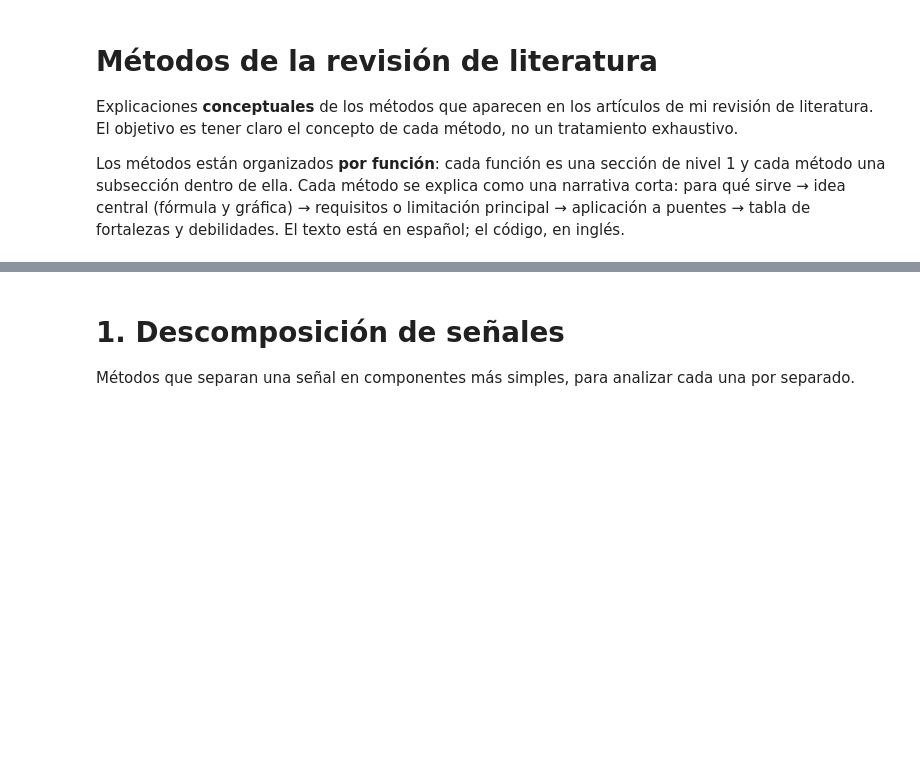
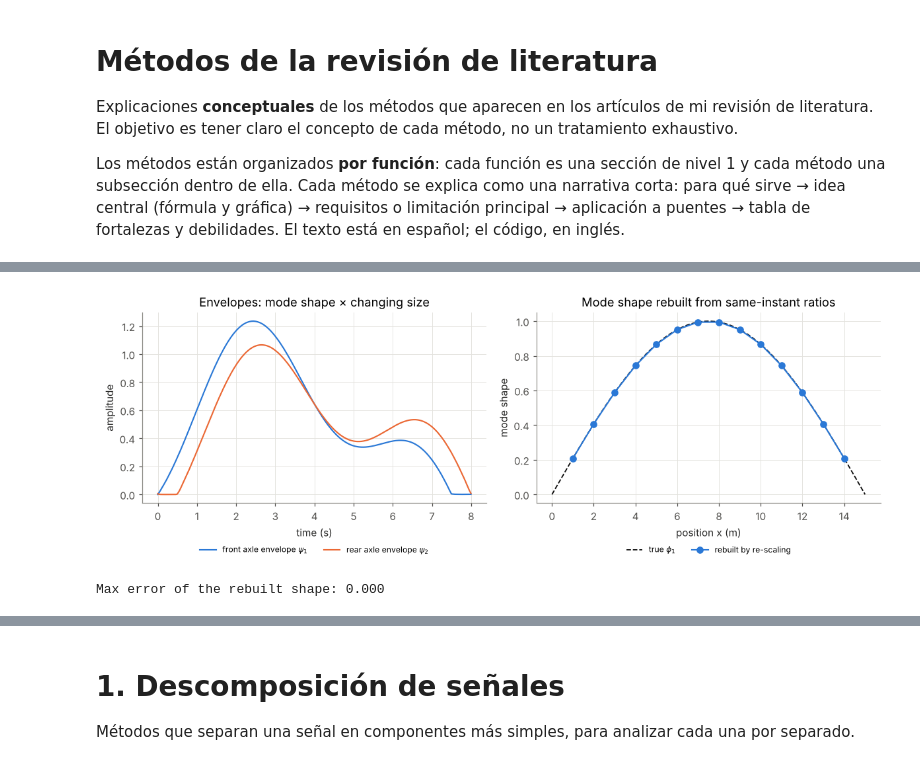
Before and after one commit to 25adiaz-apps/assignment-3-machine-learning, a Jupyter notebook: literature-review/metodos/metodos.ipynb, the cells around one changed output, grey strips where cells are left out. Cells and saved outputs as stored; diff of their text form; code cells hidden in the pictures; blank space fills up the shorter version.

```diff
--- a/literature-review/metodos/metodos.ipynb
+++ b/literature-review/metodos/metodos.ipynb
@@ -52,0 +144,54 @@ phi_2 = np.sin(2 * np.pi * position / L_SPAN)  # mode 2 shape
+# %%
+AXLE_SPACING = 1.0                                  # distance between axles (m)
+t_axles = np.arange(0, (L_SPAN + AXLE_SPACING) / V_SPEED, 1 / FS)
+x_front = V_SPEED * t_axles                         # front axle position (m)
+x_rear = x_front - AXLE_SPACING                     # rear axle position (m)
+
+# Modal coordinate with a size that changes in time (unknown to the method)
+size = 1 + 0.6 * np.sin(2 * np.pi * 0.15 * t_axles)
+q_axles = size * np.cos(2 * np.pi * F1 * t_axles)
+
+
+def axle_signal(x_axle):
+    # Response seen by an axle: phi(x_axle) * q(t), zero when off the bridge
+    on_bridge = (x_axle >= 0) & (x_axle <= L_SPAN)
+    return np.where(on_bridge, np.sin(np.pi * x_axle / L_SPAN), 0.0) * q_axles
+
+
+env_front = np.abs(hilbert(axle_signal(x_front)))   # psi_1: front axle envelope
+env_rear = np.abs(hilbert(axle_signal(x_rear)))     # psi_2: rear axle envelope
+
+# Re-scaling: points every 1 m, starting at x = 1 m with phi = 1 (arbitrary scale)
+x_points = np.arange(1.0, L_SPAN, AXLE_SPACING)     # 1, 2, ..., 14 m
+phi_rebuilt = [1.0]
+for x_k in x_points[:-1]:
+    i = np.argmin(np.abs(x_rear - x_k))             # instant when rear axle is at x_k
+    phi_rebuilt.append(phi_rebuilt[-1] * env_front[i] / env_rear[i])
+phi_rebuilt = np.array(phi_rebuilt)
+
+phi_true_points = np.sin(np.pi * x_points / L_SPAN)
+phi_rebuilt *= phi_true_points.max() / phi_rebuilt.max()   # same scale for comparison
+
+fig, axes = plt.subplots(1, 2, figsize=(11, 4))
+ax = axes[0]
+ax.plot(t_axles, env_front, color=COLOR_1, label=r"front axle envelope $\psi_1$")
+ax.plot(t_axles, env_rear, color=COLOR_2, label=r"rear axle envelope $\psi_2$")
+ax.set_xlabel("time (s)")
+ax.set_ylabel("amplitude")
+ax.set_title("Envelopes: mode shape × changing size")
+ax.legend(loc="upper center", bbox_to_anchor=(0.5, -0.18), ncol=2, fontsize=8)
+
+ax = axes[1]
+ax.plot(x_grid, shape_1, "--", color=COLOR_TRUE, linewidth=1.2, label=r"true $\phi_1$")
+ax.plot(x_points, phi_rebuilt, "o-", ms=6, color=COLOR_1, label="rebuilt by re-scaling")
+ax.set_xlabel("position x (m)")
+ax.set_ylabel("mode shape")
+ax.set_title("Mode shape rebuilt from same-instant ratios")
+ax.legend(loc="upper center", bbox_to_anchor=(0.5, -0.18), ncol=2, fontsize=8)
+fig.tight_layout()
+plt.show()
+
+print(f"Max error of the rebuilt shape: {np.max(np.abs(phi_rebuilt - phi_true_points)):.3f}")
+# %% [output]
+[figure, added]
+Max error of the rebuilt shape: 0.000
```
Also changed, not shown: parts of 11 cells of this notebook, 1 other file.
